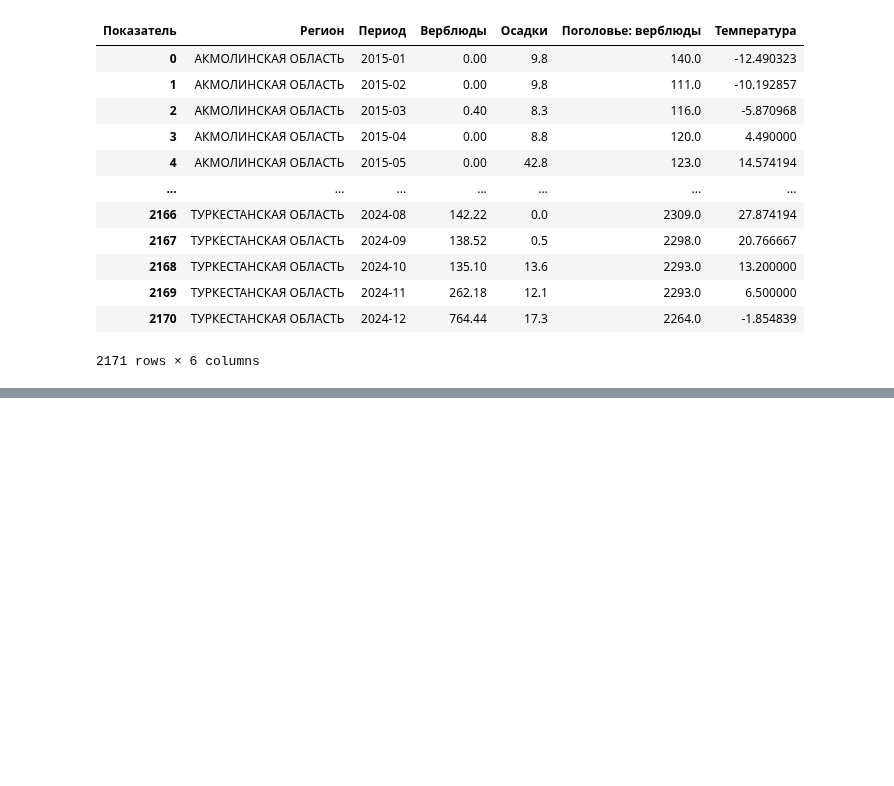
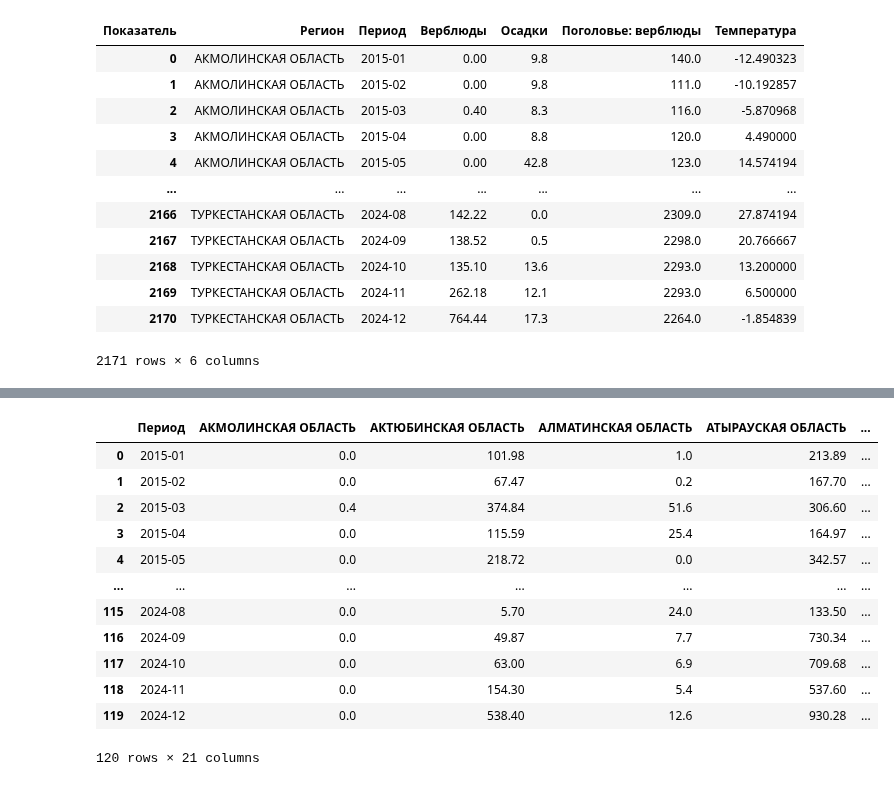
Before and after one commit to Madi147/ICC, a Jupyter notebook: Models/Верблюды/Датасет верблюды.ipynb, the cells around one changed output, grey strips where cells are left out. Drawn from its saved outputs; the diff is of its cells as text; code cells hidden in the pictures; blank space fills up the shorter version.

Commit message:
created a file with data in wide format

```diff
--- a/Models/Верблюды/Датасет верблюды.ipynb
+++ b/Models/Верблюды/Датасет верблюды.ipynb
@@ -129,2 +129,35 @@ df_camel.sample(10)
 # %%
 df_camel.to_excel("Датасет по верблюдам.xlsx", index=False)
+# %%
+# 1) приведение типов
+df = df_camel.copy()
+df["Период"] = pd.to_datetime(df["Период"], format="%Y-%m", errors="coerce")
+df["Верблюды"] = pd.to_numeric(df["Верблюды"], errors="coerce")
+
+# 2) wide-таблица: строки — месяцы, столбцы — регионы, значения — КРС
+df_camel_wide = (df
+        .pivot_table(index="Период", columns="Регион", values="Верблюды", aggfunc="sum")  # если дублей нет — можно aggfunc="first"
+        .sort_index())
+# 3) Убираем лишний уровень индекса у колонок
+df_camel_wide.columns.name = None
+
+# 4) Возвращаем "Период" в строковый формат YYYY-MM
+df_camel_wide = df_camel_wide.reset_index()
+df_camel_wide["Период"] = df_camel_wide["Период"].dt.strftime("%Y-%m")
+
+df_camel_wide.to_excel("Датасет по верблюдам wide.xlsx", index=False)
+df_camel_wide
+# %% [output]
+|  | Период | АКМОЛИНСКАЯ ОБЛАСТЬ | АКТЮБИНСКАЯ ОБЛАСТЬ | АЛМАТИНСКАЯ ОБЛАСТЬ | АТЫРАУСКАЯ ОБЛАСТЬ | ... |
+| 0 | 2015-01 | 0.0 | 101.98 | 1.0 | 213.89 | ... |
+| 1 | 2015-02 | 0.0 | 67.47 | 0.2 | 167.70 | ... |
+| 2 | 2015-03 | 0.4 | 374.84 | 51.6 | 306.60 | ... |
+| 3 | 2015-04 | 0.0 | 115.59 | 25.4 | 164.97 | ... |
+| 4 | 2015-05 | 0.0 | 218.72 | 0.0 | 342.57 | ... |
+| ... | ... | ... | ... | ... | ... | ... |
+| 115 | 2024-08 | 0.0 | 5.70 | 24.0 | 133.50 | ... |
+| 116 | 2024-09 | 0.0 | 49.87 | 7.7 | 730.34 | ... |
+| 117 | 2024-10 | 0.0 | 63.00 | 6.9 | 709.68 | ... |
+| 118 | 2024-11 | 0.0 | 154.30 | 5.4 | 537.60 | ... |
+| 119 | 2024-12 | 0.0 | 538.40 | 12.6 | 930.28 | ... |
+120 rows × 21 columns
```
Also changed, not shown: parts of 2 cells of this notebook, 29 other files.
